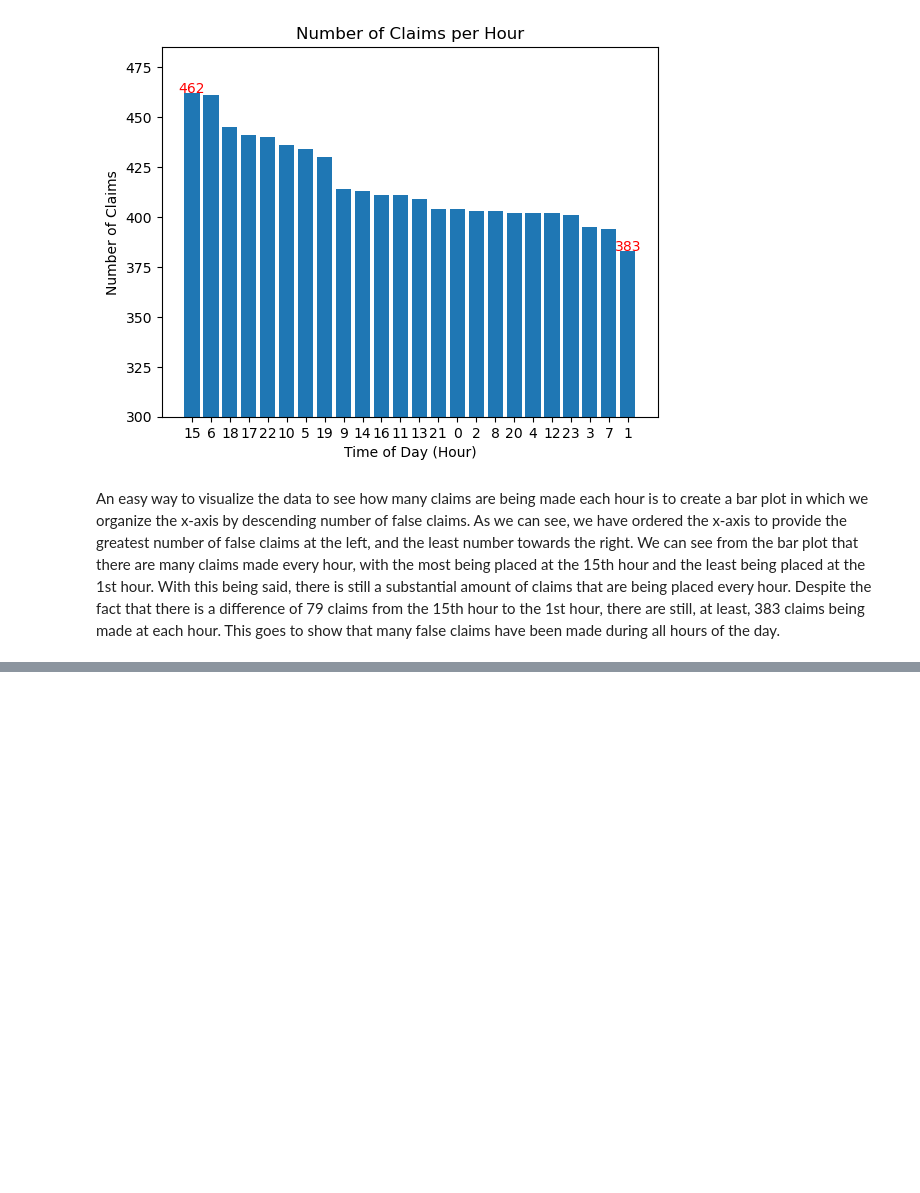
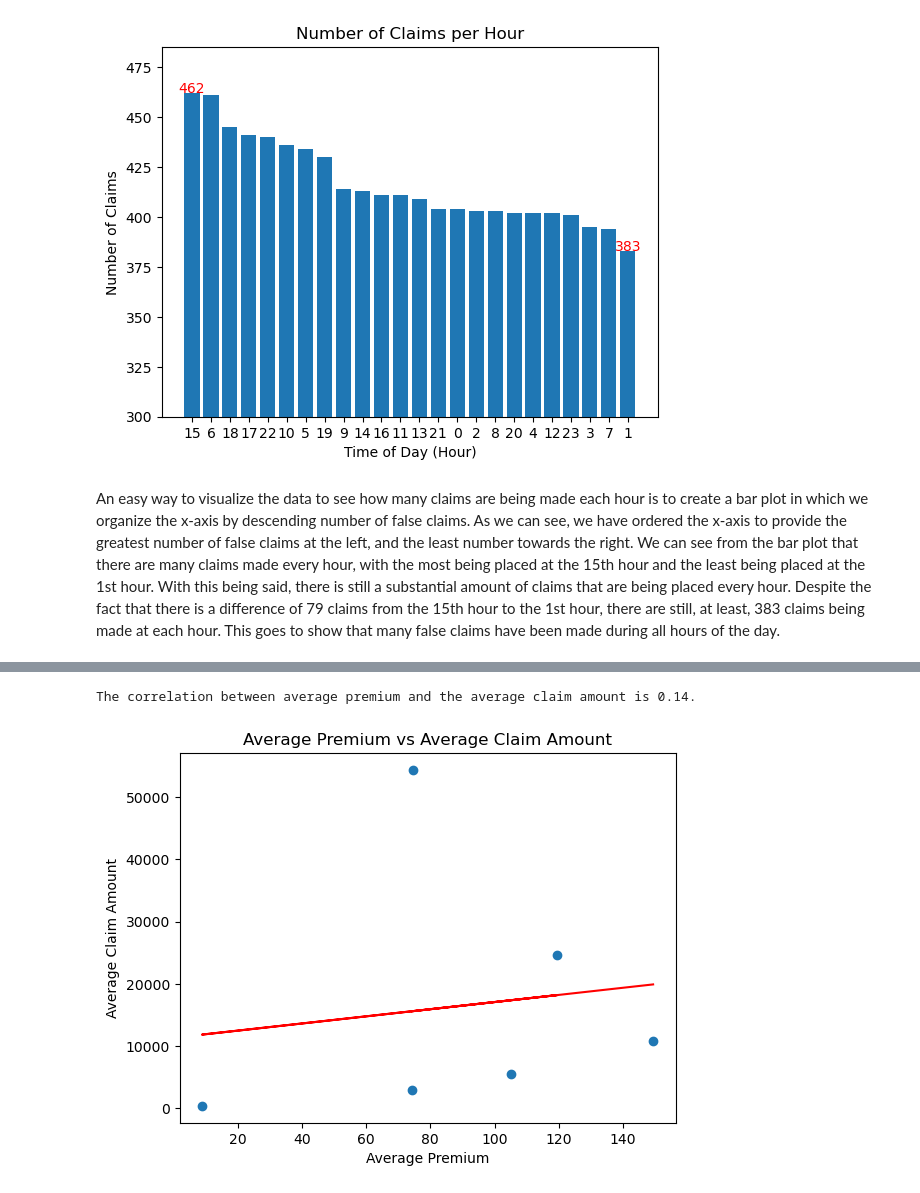
Before and after one commit to JustinS25/Insurance-Claim-Detection, a Jupyter notebook: Code/insurance_claim_valuecounts.ipynb, the cells around one changed output, grey strips where cells are left out. Cells and saved outputs as stored; diff of their text form; code cells hidden in the pictures; blank space fills up the shorter version.

```diff
--- a/Code/insurance_claim_valuecounts.ipynb
+++ b/Code/insurance_claim_valuecounts.ipynb
@@ -430,0 +481,19 @@ An easy way to visualize the data to see how many claims are being made each hou
+# %%
+# Calculate correlation to test the relationship between the two variables
+
+correlation = st.pearsonr(avg_cost,avg_claim_amt)
+
+(slope, intercept, rvalue, pvalue, stderr) = st.linregress(avg_cost,avg_claim_amt)
+regress_values = avg_cost * slope + intercept
+line_eq = "y = " + str(round(slope,2)) + "x + " + str(round(intercept,2))
+plt.scatter(avg_cost,avg_claim_amt)
+plt.plot(avg_cost, regress_values, "r-")
+plt.title('Average Premium vs Average Claim Amount')
+plt.xlabel('Average Premium')
+plt.ylabel('Average Claim Amount')
+plt.savefig('CSV Files/AverageAmountPlot.png')
+print(f"The correlation between average premium and the average claim amount is {round(correlation[0],2)}.")
+plt.show()
+# %% [output]
+The correlation between average premium and the average claim amount is 0.14.
+[figure, added]
```
Also changed, not shown: parts of 10 cells of this notebook, 5 other files.
